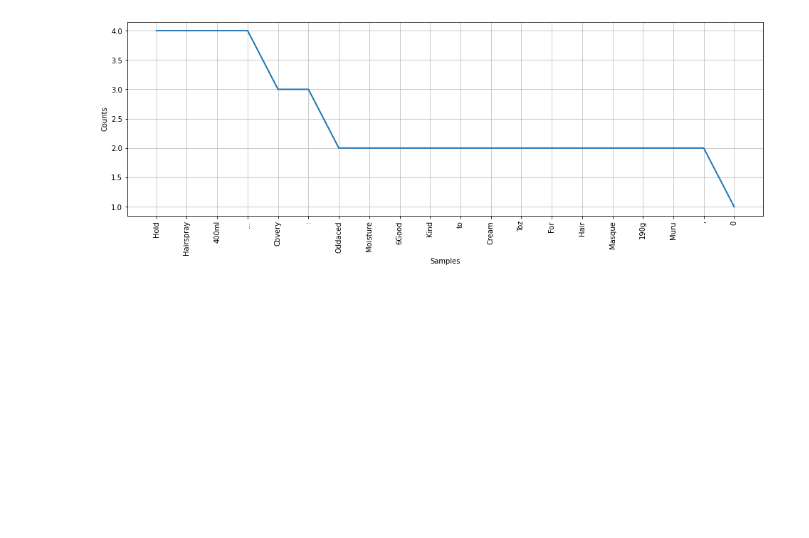
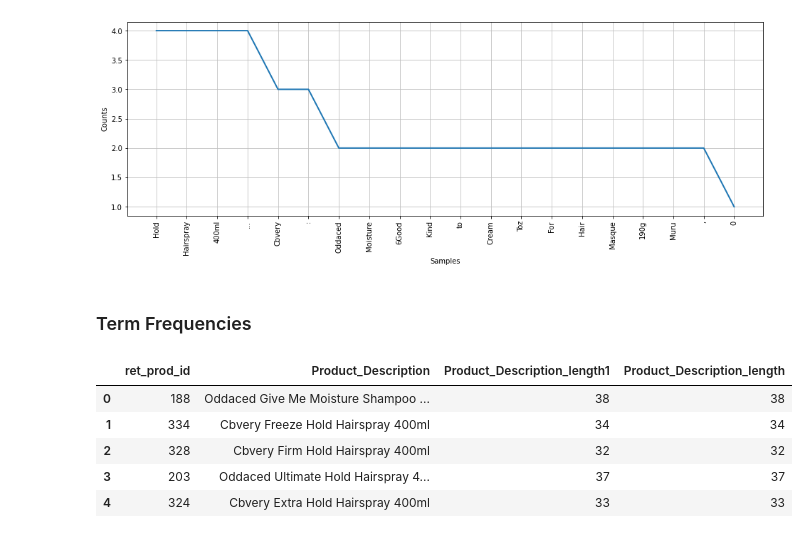
Before and after one commit to buddhadeb33/My-Assignments, a Jupyter notebook: Tredence_Assignment.ipynb, the cells around one changed output. Saved outputs shown, nothing was run; the diff lists cells and outputs as text; code cells hidden in the pictures; blank space fills up the shorter version.

```diff
--- a/Tredence_Assignment.ipynb
+++ b/Tredence_Assignment.ipynb
@@ -180,3 +212,5 @@ plt.figure(figsize=(16,5))
 x.plot(20)
 # %% [output]
 [figure]
+# %% [markdown]
+### Term Frequencies
@@ -182,0 +220,9 @@ x.plot(20)
+# %%
+retail.head()
+# %% [output]
+|  | ret_prod_id | Product_Description | Product_Description_length1 | Product_Description_length |
+| 0 | 188 | Oddaced Give Me Moisture Shampoo ... | 38 | 38 |
+| 1 | 334 | Cbvery Freeze Hold Hairspray 400ml | 34 | 34 |
+| 2 | 328 | Cbvery Firm Hold Hairspray 400ml | 32 | 32 |
+| 3 | 203 | Oddaced Ultimate Hold Hairspray 4... | 37 | 37 |
+| 4 | 324 | Cbvery Extra Hold Hairspray 400ml | 33 | 33 |
```
Also changed, not shown: parts of 9 cells of this notebook.
